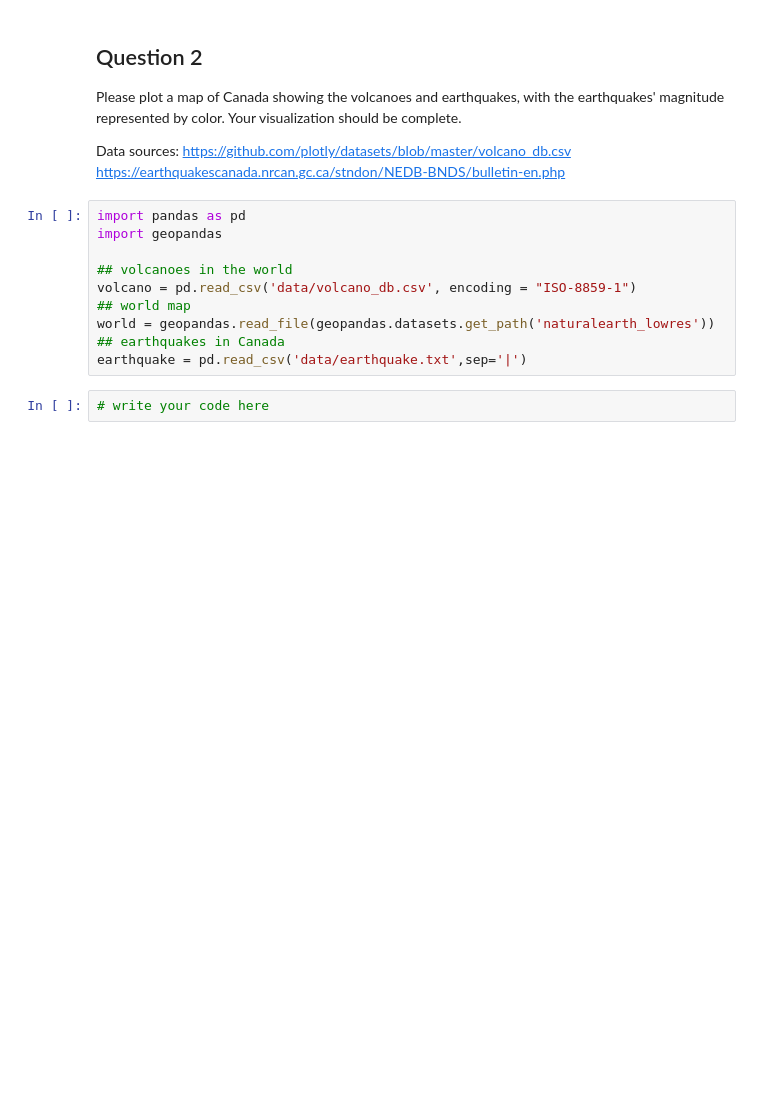
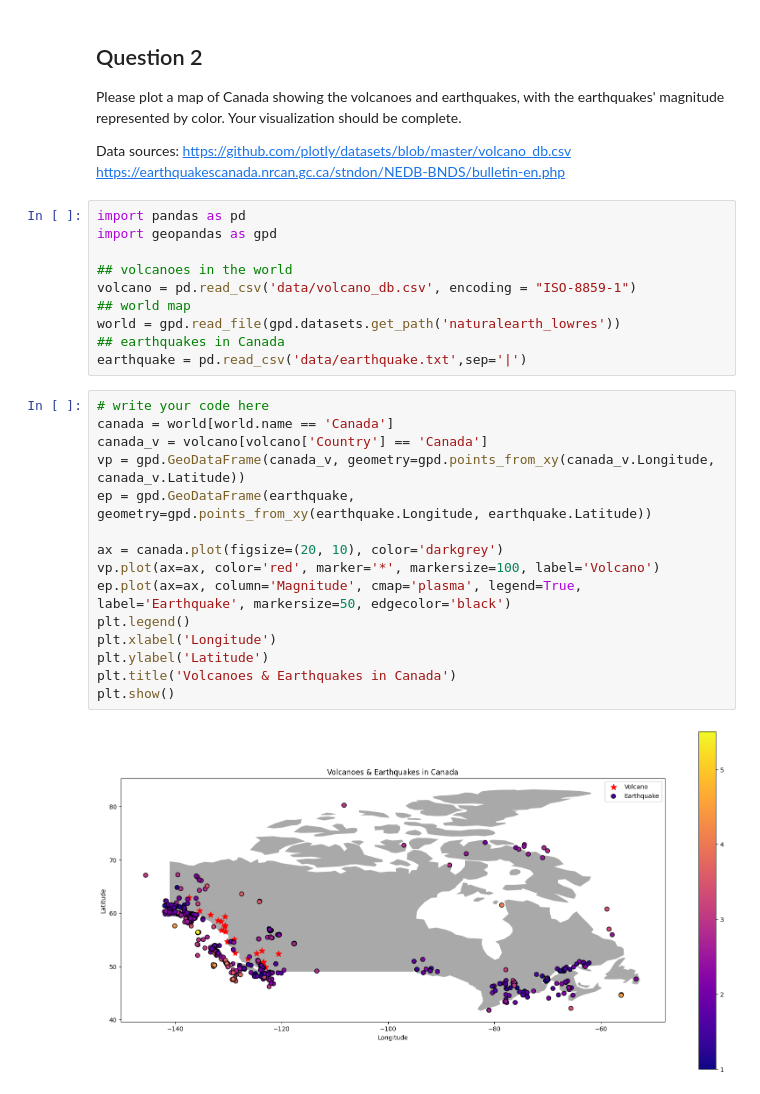
Before and after one commit to swiftxo/CP321, a Jupyter notebook: A2 /A2.ipynb, the cells around one changed output. Saved outputs shown, nothing was run; the diff lists cells and outputs as text; blank space fills up the shorter version.

```diff
--- a/A2 /A2.ipynb
+++ b/A2 /A2.ipynb
@@ -30,13 +47,28 @@ https://github.com/plotly/datasets/blob/master/volcano_db.csv
 https://earthquakescanada.nrcan.gc.ca/stndon/NEDB-BNDS/bulletin-en.php
 # %%
 import pandas as pd
-import geopandas
+import geopandas as gpd
 
 ## volcanoes in the world
 volcano = pd.read_csv('data/volcano_db.csv', encoding = "ISO-8859-1")
 ## world map
-world = geopandas.read_file(geopandas.datasets.get_path('naturalearth_lowres'))
+world = gpd.read_file(gpd.datasets.get_path('naturalearth_lowres'))
 ## earthquakes in Canada
 earthquake = pd.read_csv('data/earthquake.txt',sep='|')
 # %%
 # write your code here
+canada = world[world.name == 'Canada']
+canada_v = volcano[volcano['Country'] == 'Canada']
+vp = gpd.GeoDataFrame(canada_v, geometry=gpd.points_from_xy(canada_v.Longitude, canada_v.Latitude))
+ep = gpd.GeoDataFrame(earthquake, geometry=gpd.points_from_xy(earthquake.Longitude, earthquake.Latitude))
+
+ax = canada.plot(figsize=(20, 10), color='darkgrey')
+vp.plot(ax=ax, color='red', marker='*', markersize=100, label='Volcano')
+ep.plot(ax=ax, column='Magnitude', cmap='plasma', legend=True, label='Earthquake', markersize=50, edgecolor='black')
+plt.legend()
+plt.xlabel('Longitude')
+plt.ylabel('Latitude')
+plt.title('Volcanoes & Earthquakes in Canada')
+plt.show()
+# %% [output]
+[figure, added]
```
Also changed, not shown: parts of 3 cells of this notebook.
